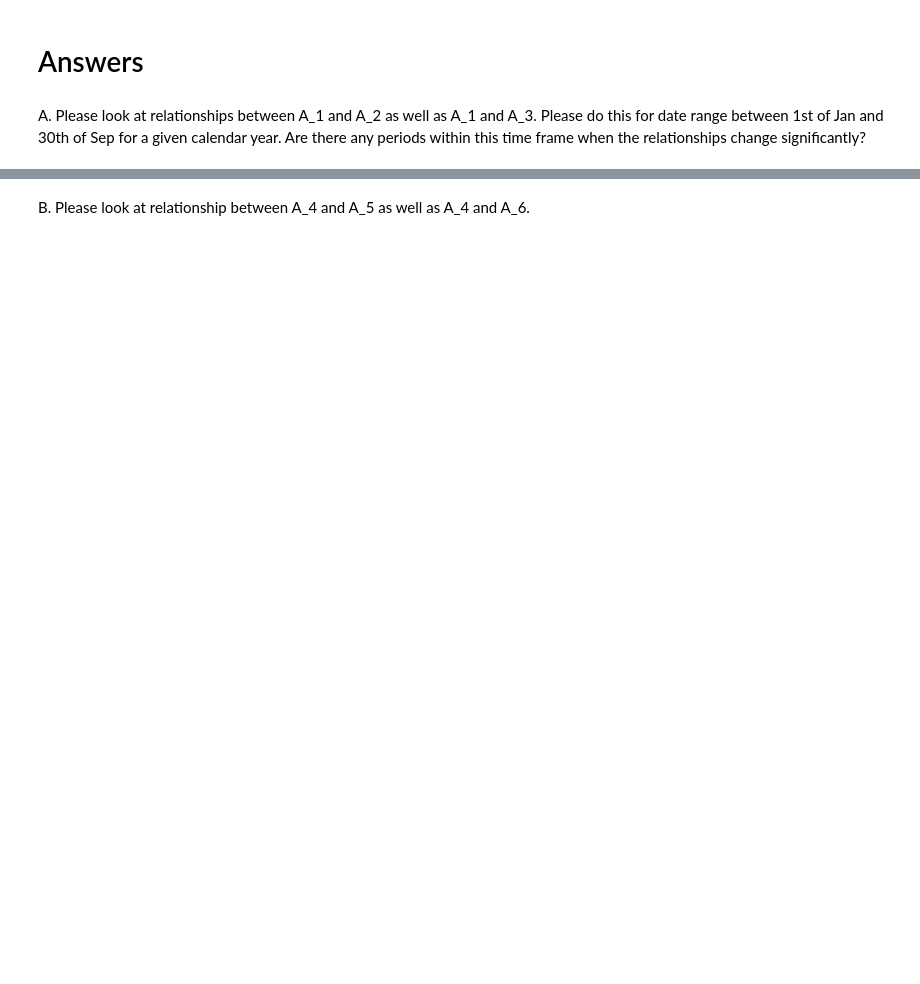
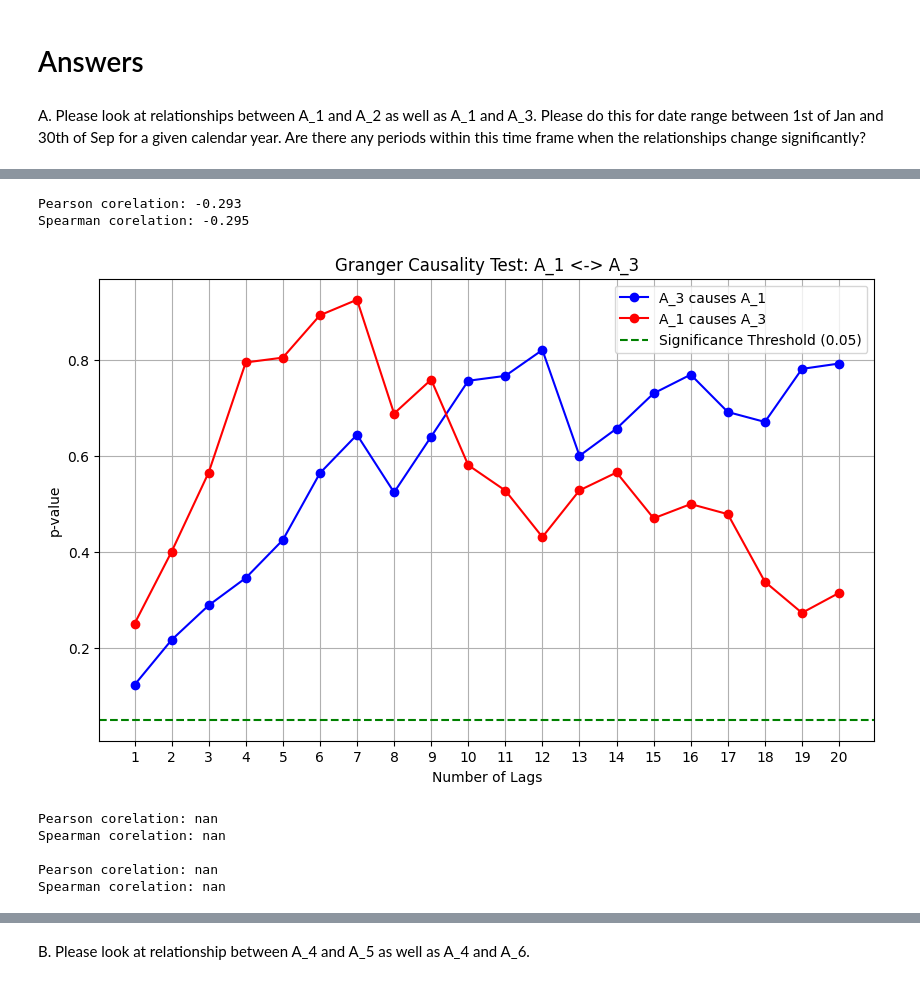
Before and after one commit to xfce1/Personal, a Jupyter notebook: DV/answers.ipynb, the cells around one changed output, grey strips where cells are left out. Drawn from its saved outputs; the diff is of its cells as text; code cells hidden in the pictures; blank space fills up the shorter version.

```diff
--- a/DV/answers.ipynb
+++ b/DV/answers.ipynb
@@ -204,0 +231,11 @@ Spearman corelation: 0.079
+# %%
+part_a(df,['A_1', 'A_3'])
+# %% [output]
+Pearson corelation: -0.293
+Spearman corelation: -0.295
+[figure, added]
+Pearson corelation: nan
+Spearman corelation: nan
+
+Pearson corelation: nan
+Spearman corelation: nan
```
Also changed, not shown: parts of 12 cells of this notebook.
